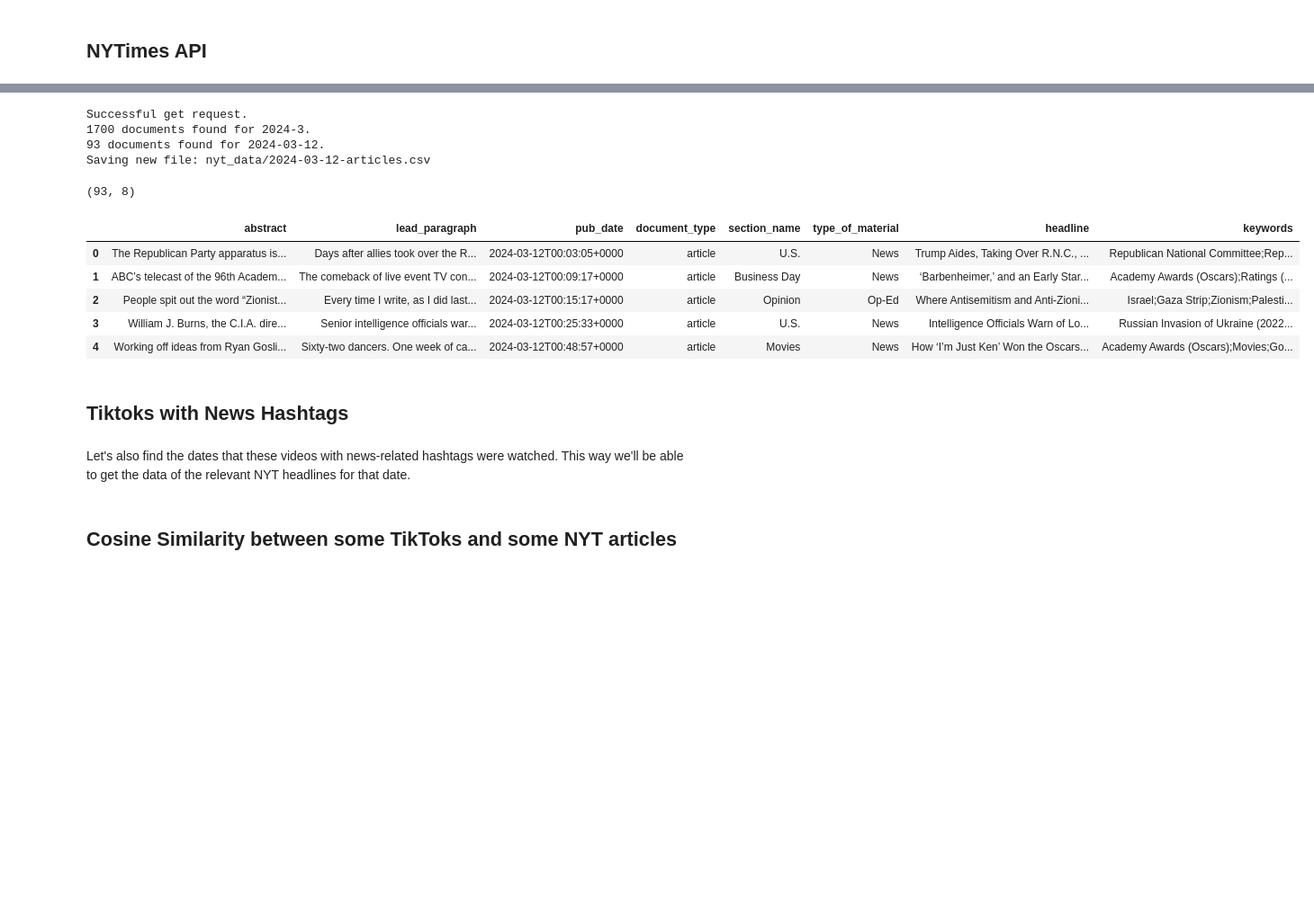
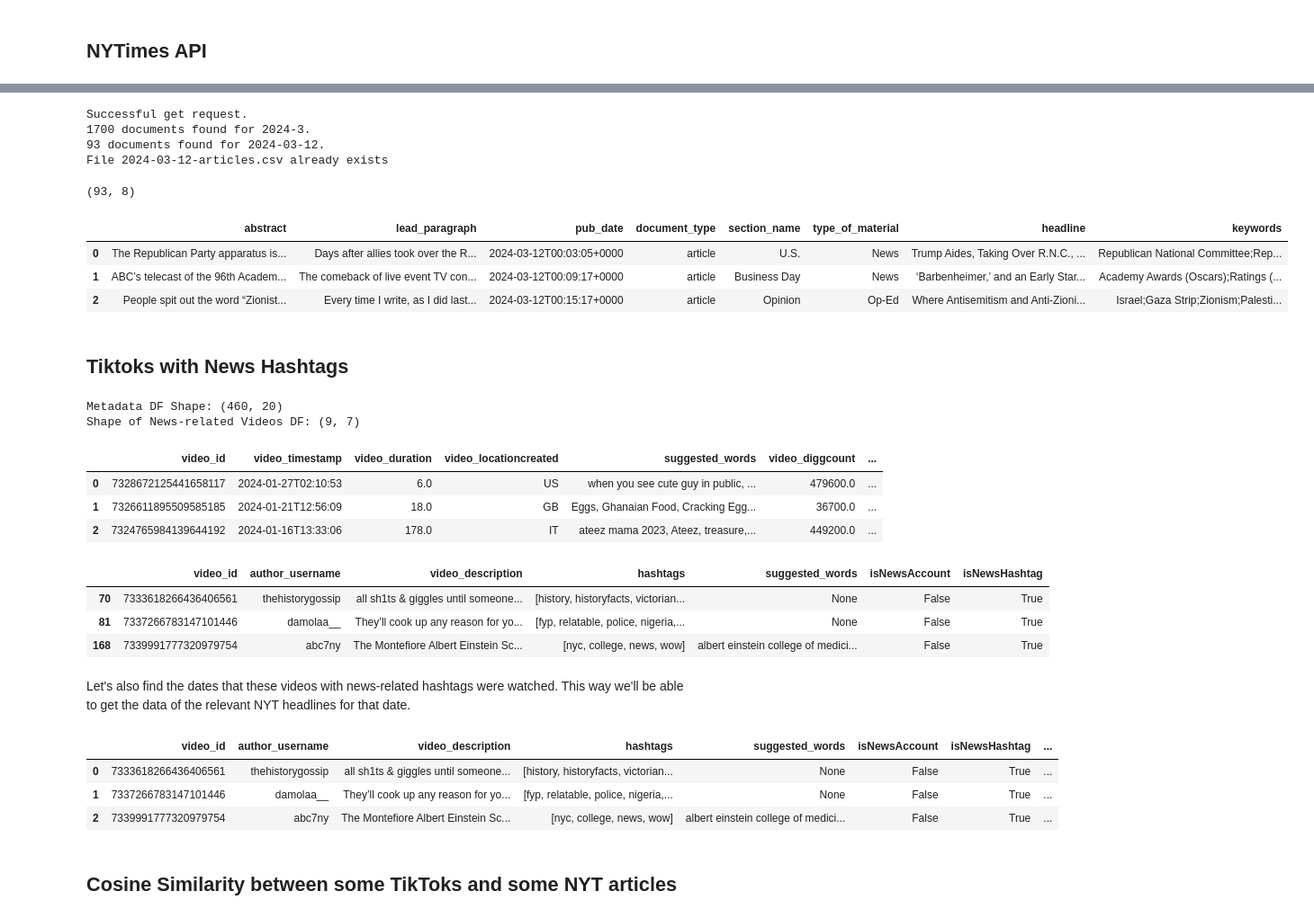
Before and after one commit to ep108/CS315_Project2_Group1, a Jupyter notebook: analysis/applying_cosine_similarity.ipynb, the cells around one changed output, grey strips where cells are left out. Shown at 90% size. Cells and saved outputs as stored; diff of their text form; code cells hidden in the pictures; blank space fills up the shorter version.

```diff
--- a/analysis/applying_cosine_similarity.ipynb
+++ b/analysis/applying_cosine_similarity.ipynb
@@ -63,8 +63,8 @@ import using_nyt_api as nyt
 
 def get_nyt_data(date,key,save_csv):
     '''Takes a date, NYT API key, and boolean for whether to save data as csv.
-    Returns a df of the abstract, lead_paragraph, pub_date, document_type,
-    section_name, type_of_material, headline, and keywords
+    Returns a df containing the abstract, lead_paragraph, pub_date,
+    document_type, section_name, type_of_material, headline, and keywords
     of articles for that date and saves df to {date}-articles.csv.'''
     articles = nyt.get_articles_by_date(date,key)
     nyt_data = nyt.create_df(articles,date,write_csv=save_csv)
@@ -92,17 +80,15 @@ nyt_data.shape
 Successful get request.
 1700 documents found for 2024-3.
 93 documents found for 2024-03-12.
-Saving new file: nyt_data/2024-03-12-articles.csv
+File 2024-03-12-articles.csv already exists
 (93, 8)
 # %%
-nyt_data.head()
+nyt_data.head(3)
 # %% [output]
 |  | abstract | lead_paragraph | pub_date | document_type | section_name | type_of_material | headline | keywords |
 | 0 | The Republican Party apparatus is... | Days after allies took over the R... | 2024-03-12T00:03:05+0000 | article | U.S. | News | Trump Aides, Taking Over R.N.C., ... | Republican National Committee;Rep... |
 | 1 | ABC’s telecast of the 96th Academ... | The comeback of live event TV con... | 2024-03-12T00:09:17+0000 | article | Business Day | News | ‘Barbenheimer,’ and an Early Star... | Academy Awards (Oscars);Ratings (... |
 | 2 | People spit out the word “Zionist... | Every time I write, as I did last... | 2024-03-12T00:15:17+0000 | article | Opinion | Op-Ed | Where Antisemitism and Anti-Zioni... | Israel;Gaza Strip;Zionism;Palesti... |
-| 3 | William J. Burns, the C.I.A. dire... | Senior intelligence officials war... | 2024-03-12T00:25:33+0000 | article | U.S. | News | Intelligence Officials Warn of Lo... | Russian Invasion of Ukraine (2022... |
-| 4 | Working off ideas from Ryan Gosli... | Sixty-two dancers. One week of ca... | 2024-03-12T00:48:57+0000 | article | Movies | News | How ‘I’m Just Ken’ Won the Oscars... | Academy Awards (Oscars);Movies;Go... |
 # %% [markdown]
 ## Tiktoks with News Hashtags
 # %%
@@ -125,28 +111,47 @@ def add_date_to_news_vids(metadata,news_vids):
     updated_df['date'] = updated_df['video_timestamp'].astype(str).apply(lambda timestamp: timestamp[:10])
     return updated_df
 # %%
-# os.chdir('/Users/edithpo/Documents/GitHub/CS315_Project2_Group1/')
-# cwd = os.getcwd()
-# code = 10824
+os.chdir('/Users/edithpo/Documents/GitHub/CS315_Project2_Group1/')
+cwd = os.getcwd()
+code = 10824
 
-# # Pyktok Metadata is located within pyktok-results folder
-# metadata = get_pyktok_metadata(code)
-# print(f'Metadata DF Shape: {metadata.shape}')
+# Pyktok Metadata is located within pyktok-results folder
+metadata = get_pyktok_metadata(code)
+print(f'Metadata DF Shape: {metadata.shape}')
 
-# # JSON files containing news-related videos located in analysis folder
-# news_vids = get_news_vids_by_code(code)
-# print(f'Shape of News-related Videos DF: {news_vids.shape}')
+# JSON files containing news-related videos located in analysis folder
+news_vids = get_news_vids_by_code(code)
+print(f'Shape of News-related Videos DF: {news_vids.shape}')
+os.chdir('/Users/edithpo/Documents/GitHub/CS315_Project2_Group1/analysis')
+# %% [output]
+Metadata DF Shape: (460, 20)
+Shape of News-related Videos DF: (9, 7)
 # %%
-# metadata.head(3)
+metadata.head(3)
+# %% [output]
+|  | video_id | video_timestamp | video_duration | video_locationcreated | suggested_words | video_diggcount | ... |
+| 0 | 7328672125441658117 | 2024-01-27T02:10:53 | 6.0 | US | when you see cute guy in public, ... | 479600.0 | ... |
+| 1 | 7326611895509585185 | 2024-01-21T12:56:09 | 18.0 | GB | Eggs, Ghanaian Food, Cracking Egg... | 36700.0 | ... |
+| 2 | 7324765984139644192 | 2024-01-16T13:33:06 | 178.0 | IT | ateez mama 2023, Ateez, treasure,... | 449200.0 | ... |
 # %%
-# news_vids.head(3)
+news_vids.head(3)
+# %% [output]
+|  | video_id | author_username | video_description | hashtags | suggested_words | isNewsAccount | isNewsHashtag |
+| 70 | 7333618266436406561 | thehistorygossip | all sh1ts & giggles until someone... | [history, historyfacts, victorian... | None | False | True |
+| 81 | 7337266783147101446 | damolaa__ | They’ll cook up any reason for yo... | [fyp, relatable, police, nigeria,... | None | False | True |
+| 168 | 7339991777320979754 | abc7ny | The Montefiore Albert Einstein Sc... | [nyc, college, news, wow] | albert einstein college of medici... | False | True |
 # %% [markdown]
 Let's also find the dates that these videos with news-related hashtags were watched.
 This way we'll be able to get the data of the relevant NYT headlines for that date.
 # %%
-# # Add video_timestamp from metadata df to news_vids df
-# news_vids = add_date_to_news_vids(metadata,news_vids)
-# news_vids.head(3)
+# Add video_timestamp from metadata df to news_vids df
+news_vids = add_date_to_news_vids(metadata,news_vids)
+news_vids.head(3)
+# %% [output]
+|  | video_id | author_username | video_description | hashtags | suggested_words | isNewsAccount | isNewsHashtag | ... |
+| 0 | 7333618266436406561 | thehistorygossip | all sh1ts & giggles until someone... | [history, historyfacts, victorian... | None | False | True | ... |
+| 1 | 7337266783147101446 | damolaa__ | They’ll cook up any reason for yo... | [fyp, relatable, police, nigeria,... | None | False | True | ... |
+| 2 | 7339991777320979754 | abc7ny | The Montefiore Albert Einstein Sc... | [nyc, college, news, wow] | albert einstein college of medici... | False | True | ... |
 # %% [markdown]
 ## Cosine Similarity between some TikToks and some NYT articles
 # %% [markdown]
```
Also changed, not shown: parts of 3 cells of this notebook, 1 other file.
